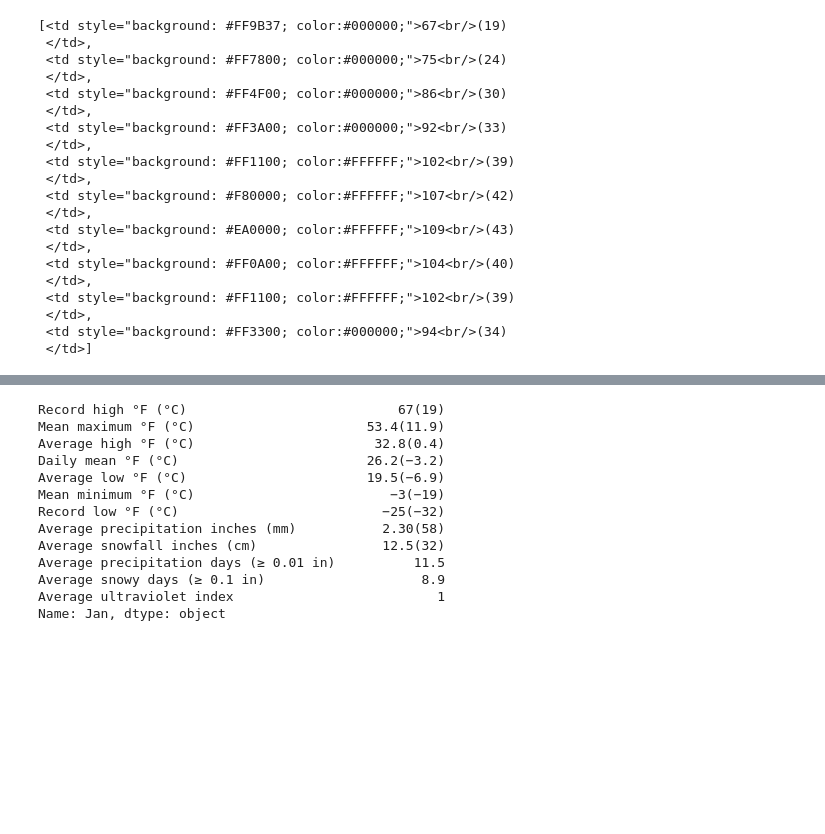
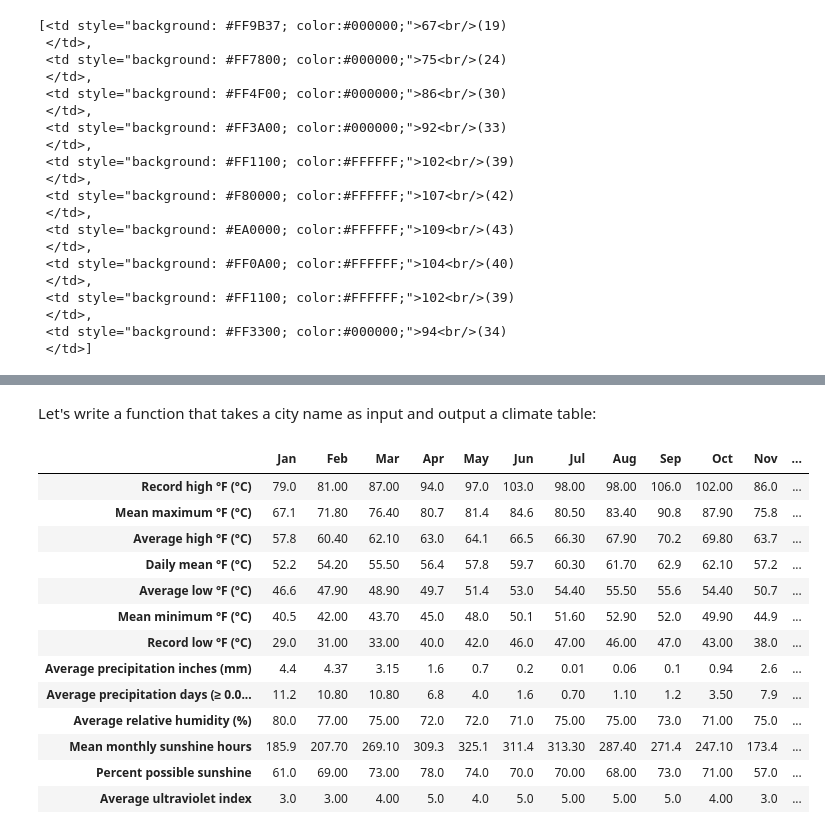
Before and after one commit to energy-policy-institute-uchicago/RP-orientation-2022, a Jupyter notebook: Web Scraping/BeautifulSoup.ipynb, the cells around one changed output, grey strips where cells are left out. Cells and saved outputs as stored; diff of their text form; code cells hidden in the pictures; blank space fills up the shorter version.

```diff
--- a/Web Scraping/BeautifulSoup.ipynb
+++ b/Web Scraping/BeautifulSoup.ipynb
@@ -415,36 +513,60 @@ df
+# %% [markdown]
+Let's write a function that takes a city name as input and output a climate table:
 # %%
-def get_climate(city):
+def get_climate_from_wiki(city):
+    '''
+    Get the climate table from wikipedia if available
+
+    Inputs:
+        city (str)
+
+    Outputs:
+        df (pandas.DataFrame): climate table
+    '''
+
+    # Step 2: Access URL of the website using code
+    city = city.replace(" ", "_")
+    myurl = f"https://en.wikipedia.org/wiki/{city}"
+    html = pm.urlopen(url=myurl, method="GET").data
 
 
-    html = pm.urlopen(url=myurl, method="GET").data
+    # Step 3: Parse the HTML contents and extract useful information
     soup = bs4.BeautifulSoup(html, features='lxml')
     tag_list = soup.find_all("th", colspan="14")
     try:
-        tag = tag_list[0].parent.parent
-        rows = [row.text[:-1] for row in tag.find_all("th", scope="row")][1:]
-        cols = [col.text[:-1] for col in tag.find_all("th", scope="col")]
-        data = [num.text[:-1]
-                for num in tag.find_all("td")[:len(rows)*len(cols)]]
-        data = np.array(data).reshape(len(rows), len(cols))
-        df = pd.DataFrame(data, columns=cols, index=rows)
+        table_tag = tag_list[0].parent.parent
+        row_names = [row.text[:-1] for row in table_tag.find_all("th", scope="row")][1:]
+        col_names = [col.text[:-1] for col in table_tag.find_all("th", scope="col")]
+        value_tags = table_tag.find_all("td")[:len(row_names)*len(col_names)]
+        data = [value.text[:-1] for value in value_tags]
+        for i, text in enumerate(data):
+            text = text.split("(")[0]
+            text = text.replace("−", "-")
+            text = text.replace(",", "")
+            data[i] = float(text)
+
+        # Step 4: Format the extracted data and save it into a structured format
+        data = np.array(data).reshape(len(row_names), len(col_names))
+        df = pd.DataFrame(data, columns=col_names, index=row_names)
+
     except IndexError:
         return None
 
     return df
 # %%
-df = get_climate("san francisco")
-df["Jan"]
+get_climate_from_wiki("San Francisco")
 # %% [output]
-Record high °F (°C)                           67(19)
-Mean maximum °F (°C)                      53.4(11.9)
-Average high °F (°C)                       32.8(0.4)
-Daily mean °F (°C)                        26.2(−3.2)
-Average low °F (°C)                       19.5(−6.9)
-Mean minimum °F (°C)                         −3(−19)
-Record low °F (°C)                          −25(−32)
-Average precipitation inches (mm)           2.30(58)
-Average snowfall inches (cm)                12.5(32)
-Average precipitation days (≥ 0.01 in)          11.5
-Average snowy days (≥ 0.1 in)                    8.9
-Average ultraviolet index                          1
-Name: Jan, dtype: object
+|  | Jan | Feb | Mar | Apr | May | Jun | Jul | Aug | Sep | Oct | Nov | ... |
+| Record high °F (°C) | 79.0 | 81.00 | 87.00 | 94.0 | 97.0 | 103.0 | 98.00 | 98.00 | 106.0 | 102.00 | 86.0 | ... |
+| Mean maximum °F (°C) | 67.1 | 71.80 | 76.40 | 80.7 | 81.4 | 84.6 | 80.50 | 83.40 | 90.8 | 87.90 | 75.8 | ... |
+| Average high °F (°C) | 57.8 | 60.40 | 62.10 | 63.0 | 64.1 | 66.5 | 66.30 | 67.90 | 70.2 | 69.80 | 63.7 | ... |
+| Daily mean °F (°C) | 52.2 | 54.20 | 55.50 | 56.4 | 57.8 | 59.7 | 60.30 | 61.70 | 62.9 | 62.10 | 57.2 | ... |
+| Average low °F (°C) | 46.6 | 47.90 | 48.90 | 49.7 | 51.4 | 53.0 | 54.40 | 55.50 | 55.6 | 54.40 | 50.7 | ... |
+| Mean minimum °F (°C) | 40.5 | 42.00 | 43.70 | 45.0 | 48.0 | 50.1 | 51.60 | 52.90 | 52.0 | 49.90 | 44.9 | ... |
+| Record low °F (°C) | 29.0 | 31.00 | 33.00 | 40.0 | 42.0 | 46.0 | 47.00 | 46.00 | 47.0 | 43.00 | 38.0 | ... |
+| Average precipitation inches (mm) | 4.4 | 4.37 | 3.15 | 1.6 | 0.7 | 0.2 | 0.01 | 0.06 | 0.1 | 0.94 | 2.6 | ... |
+| Average precipitation days (≥ 0.0... | 11.2 | 10.80 | 10.80 | 6.8 | 4.0 | 1.6 | 0.70 | 1.10 | 1.2 | 3.50 | 7.9 | ... |
+| Average relative humidity (%) | 80.0 | 77.00 | 75.00 | 72.0 | 72.0 | 71.0 | 75.00 | 75.00 | 73.0 | 71.00 | 75.0 | ... |
+| Mean monthly sunshine hours | 185.9 | 207.70 | 269.10 | 309.3 | 325.1 | 311.4 | 313.30 | 287.40 | 271.4 | 247.10 | 173.4 | ... |
+| Percent possible sunshine | 61.0 | 69.00 | 73.00 | 78.0 | 74.0 | 70.0 | 70.00 | 68.00 | 73.0 | 71.00 | 57.0 | ... |
+| Average ultraviolet index | 3.0 | 3.00 | 4.00 | 5.0 | 4.0 | 5.0 | 5.00 | 5.00 | 5.0 | 4.00 | 3.0 | ... |
```
Also changed, not shown: parts of 59 cells of this notebook.
